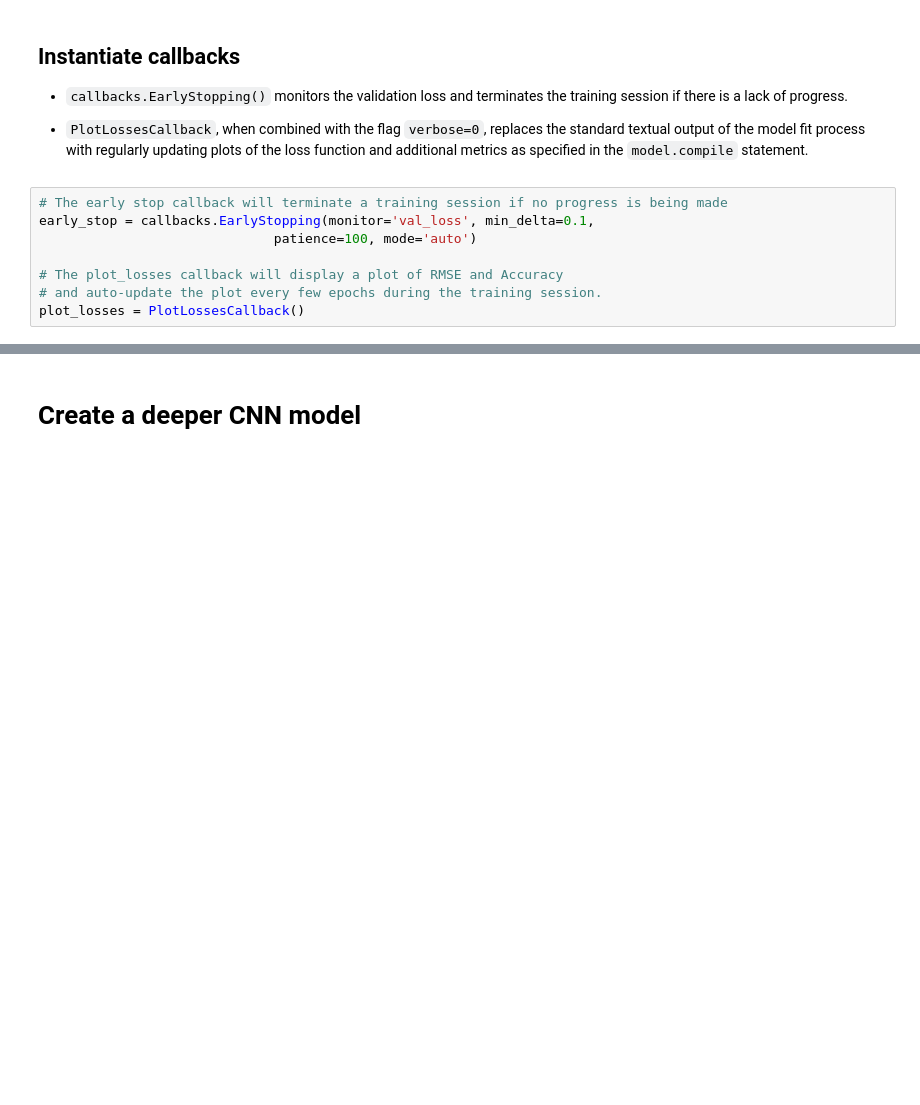
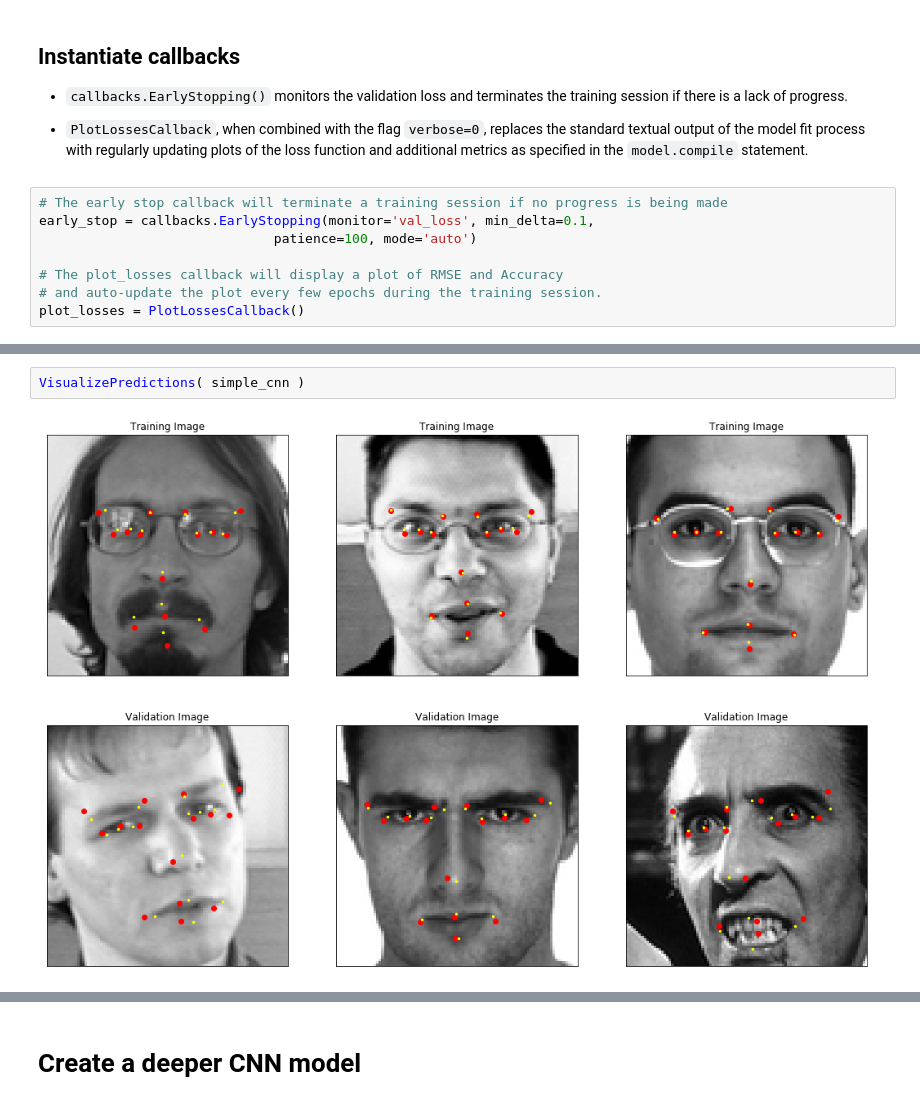
Before and after one commit to tomgoter/w207_finalproject, a Jupyter notebook: basic_cnn_example_ctw.ipynb, the cells around one changed output, grey strips where cells are left out. Saved outputs shown, nothing was run; the diff lists cells and outputs as text; blank space fills up the shorter version.

```diff
--- a/basic_cnn_example_ctw.ipynb
+++ b/basic_cnn_example_ctw.ipynb
@@ -324,0 +312,4 @@ VisualizeConvolutions( simple_cnn, img_idx=2010 )
+# %%
+VisualizePredictions( simple_cnn )
+# %% [output]
+[figure, added]
```
Also changed, not shown: parts of 30 cells of this notebook.
